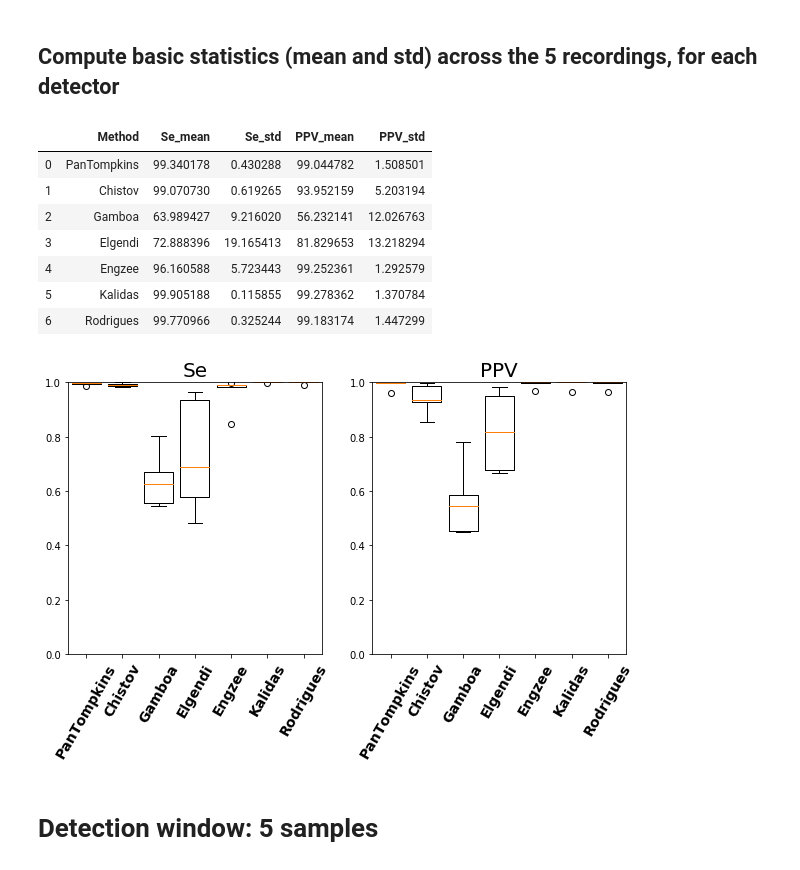
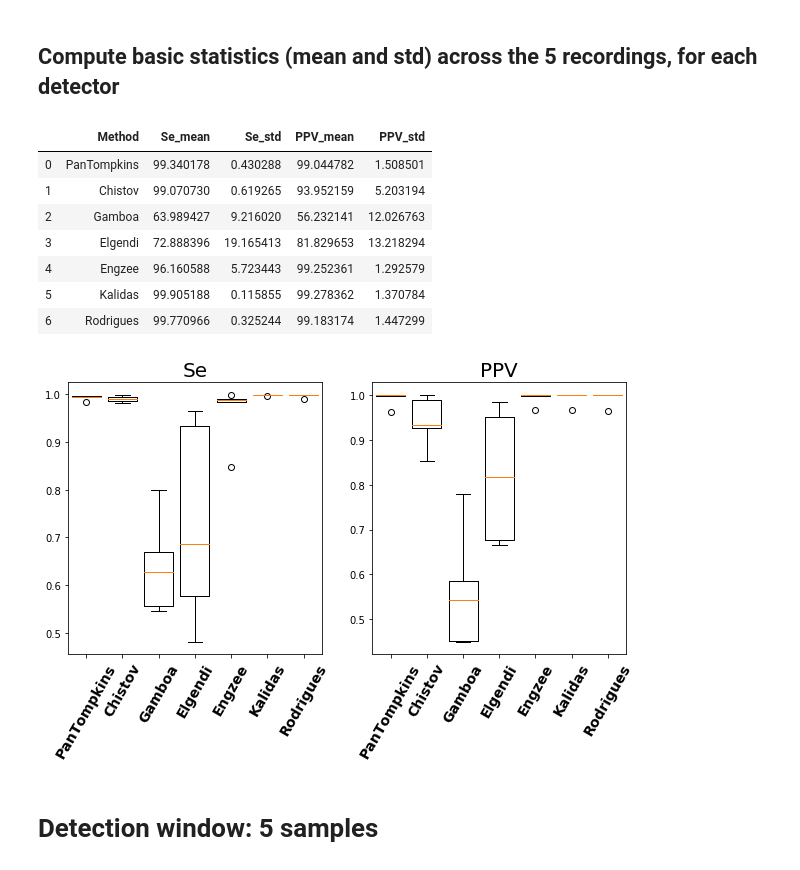
Before and after one commit to TiagoTostas/ASI_MasterThesis2020, a Jupyter notebook: FieldWiz_Python/Detectors_comparison (N=5).ipynb, the cells around one changed output. Saved outputs shown, nothing was run; the diff lists cells and outputs as text; code cells hidden in the pictures.

```diff
--- a/FieldWiz_Python/Detectors_comparison (N=5).ipynb
+++ b/FieldWiz_Python/Detectors_comparison (N=5).ipynb
@@ -82,7 +84,7 @@ for file in files:
 
         # Get annotations from the detector
         # Pth = 5 and N = 5, only used for rodrigues2020
-        detector_peaks = nk.ecg_findpeaks(ecg, sampling_rate = fs, method = this_method, show = False)
+        detector_peaks = nk.ecg_findpeaks(5, 5, ecg, sampling_rate = fs, method = this_method, show = False)
         timestamps_detector = np.asarray(detector_peaks['ECG_R_Peaks'])
 
         # Get physionet comparator
@@ -94,8 +96,9 @@ for file in files:
         FP = comparator_object.fp
 
         detectors_total = detectors_total.append({'Record':file +'-'+ this_method, 'TP':TP, 'FN': FN,'FP':FP},ignore_index=True)
+
+    print(file + ": check")
         f.close()
-    print(file + ": check")
-
+import os
 os.system('say "your program has finished"')
 # %% [output]
@@ -107,10 +122,8 @@ os.system('say "your program has finished"')
 0
 # %%
 # Save the results
-#detectors_total.to_pickle("Se_P_100ms.pkl")
-
-# Read the results
-detectors_total = pd.read_pickle('Se_P_100ms.pkl')
+detectors_total.to_pickle("Se_P_100ms.pkl")
+#se_p = pickle.load('Se_P_100ms.pkl')
 # %% [markdown]
 ## Se and PPV for the five recordings using all methods, sample window of 25 samples (100ms):
 # %%
@@ -152,7 +165,7 @@ data = {'Method':[],
         'PPV_mean':[],
         'PPV_std':[],
         }
-se_p = pd.DataFrame(data)
+se_p = pd.DataFrame (data)
 
 
 fig = plt.figure(1, figsize=(10, 5))
@@ -170,37 +183,35 @@ for method in methods:
 
     se_mean = np.mean(100 * thismethod_data['Se'])
     se_std = np.std(100 * thismethod_data['Se'])
     p_mean = np.mean(100 * thismethod_data['PPV'])
     p_std = np.std(100 * thismethod_data['PPV'])
 
 
     ax1.boxplot(thismethod_data['Se'], positions = [i], widths = 0.8)
     ax2.boxplot(thismethod_data['PPV'], positions = [i],widths = 0.8)
-    ax1.set_ylim([0, 1])
-    ax2.set_ylim([0, 1])
 
     ax1.set_xticklabels(name_method,rotation=60, fontsize = 14, fontweight='bold')
     ax2.set_xticklabels(name_method,rotation=60, fontsize = 14, fontweight='bold')
 
 
     se_p = se_p.append({'Method':name_method[i],
                         'Se_mean':se_mean,
                         'Se_std': se_std,
                         'PPV_mean':p_mean,
                         'PPV_std':p_std},
-                        ignore_index=True)
+                       ignore_index=True)
     i=i+1
 se_p
 # %% [output]
 |  | Method | Se_mean | Se_std | PPV_mean | PPV_std |
 | 0 | PanTompkins | 99.340178 | 0.430288 | 99.044782 | 1.508501 |
 | 1 | Chistov | 99.070730 | 0.619265 | 93.952159 | 5.203194 |
 | 2 | Gamboa | 63.989427 | 9.216020 | 56.232141 | 12.026763 |
 | 3 | Elgendi | 72.888396 | 19.165413 | 81.829653 | 13.218294 |
 | 4 | Engzee | 96.160588 | 5.723443 | 99.252361 | 1.292579 |
 | 5 | Kalidas | 99.905188 | 0.115855 | 99.278362 | 1.370784 |
 | 6 | Rodrigues | 99.770966 | 0.325244 | 99.183174 | 1.447299 |
-[figure, old version]
+[figure, new version]
 # %% [markdown]
 # Detection window: 5 samples
 # %%
```
Also changed, not shown: parts of 14 cells of this notebook, 13 other files.
